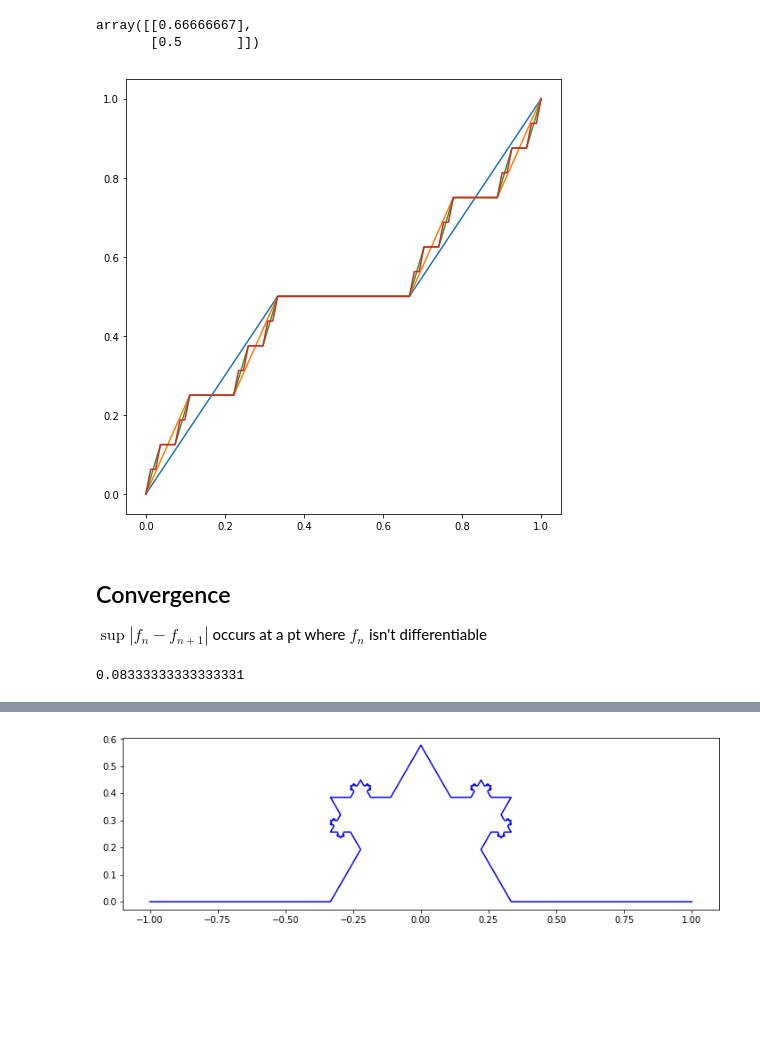
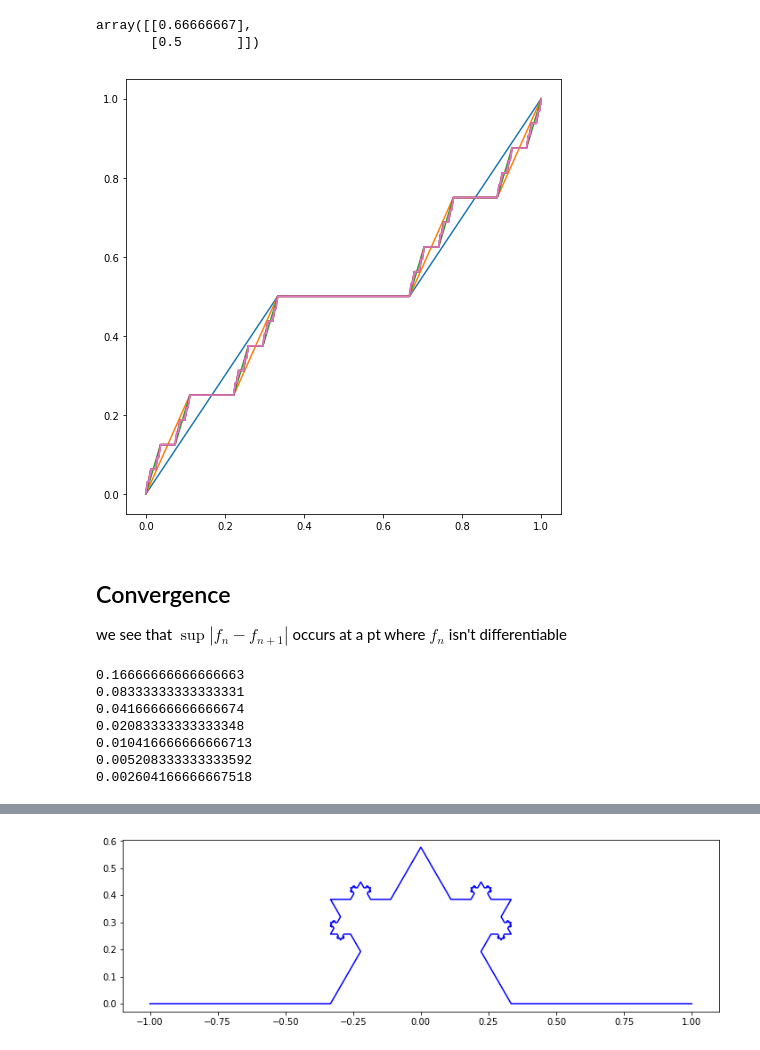
Before and after one commit to macbuse/macbuse.github.io, a Jupyter notebook: PROG/matplot_episode_two.ipynb, the cells around one changed output, grey strips where cells are left out. Saved outputs shown, nothing was run; the diff lists cells and outputs as text; code cells hidden in the pictures; blank space fills up the shorter version.

```diff
--- a/PROG/matplot_episode_two.ipynb
+++ b/PROG/matplot_episode_two.ipynb
@@ -344,17 +344,30 @@ def staircase2(d):
 
     return approx
 # %%
-ff = staircase2(4)
+ff = staircase2(7)
 # %% [output]
-[figure, old version]
+[figure, new version]
 # %% [markdown]
 ## Convergence
 
+we see that
 $\sup |f_n - f_{n+1}|$
 occurs at a pt where $f_n$ isn't differentiable
 # %%
+diffs = []
 for k, f in enumerate(ff[:-1]):
-    X, Y = f[k]
-    max(np.interp(ff[k+1][0], X, Y) - ff[k+1][1])
+    X, Y = f
+    #f_n is piecewise linear
+    #so do an interpolation
+    #to get values
+    diff = max(np.interp(ff[k+1][0], X, Y) - ff[k+1][1])
+    diffs.append(diff)
+    print(diff)
 # %% [output]
+0.16666666666666663
 0.08333333333333331
+0.04166666666666674
+0.02083333333333348
+0.010416666666666713
+0.005208333333333592
+0.002604166666667518
```
Also changed, not shown: parts of 4 cells of this notebook.
